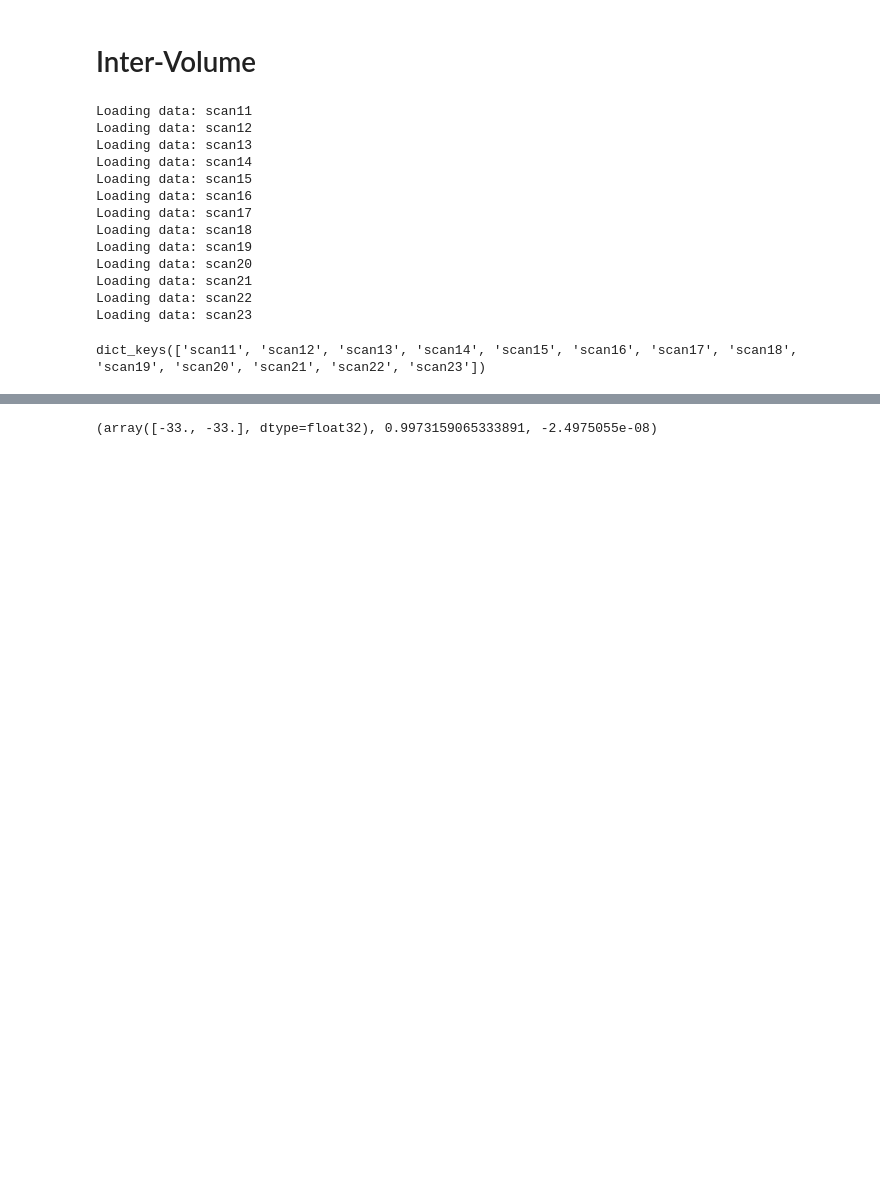
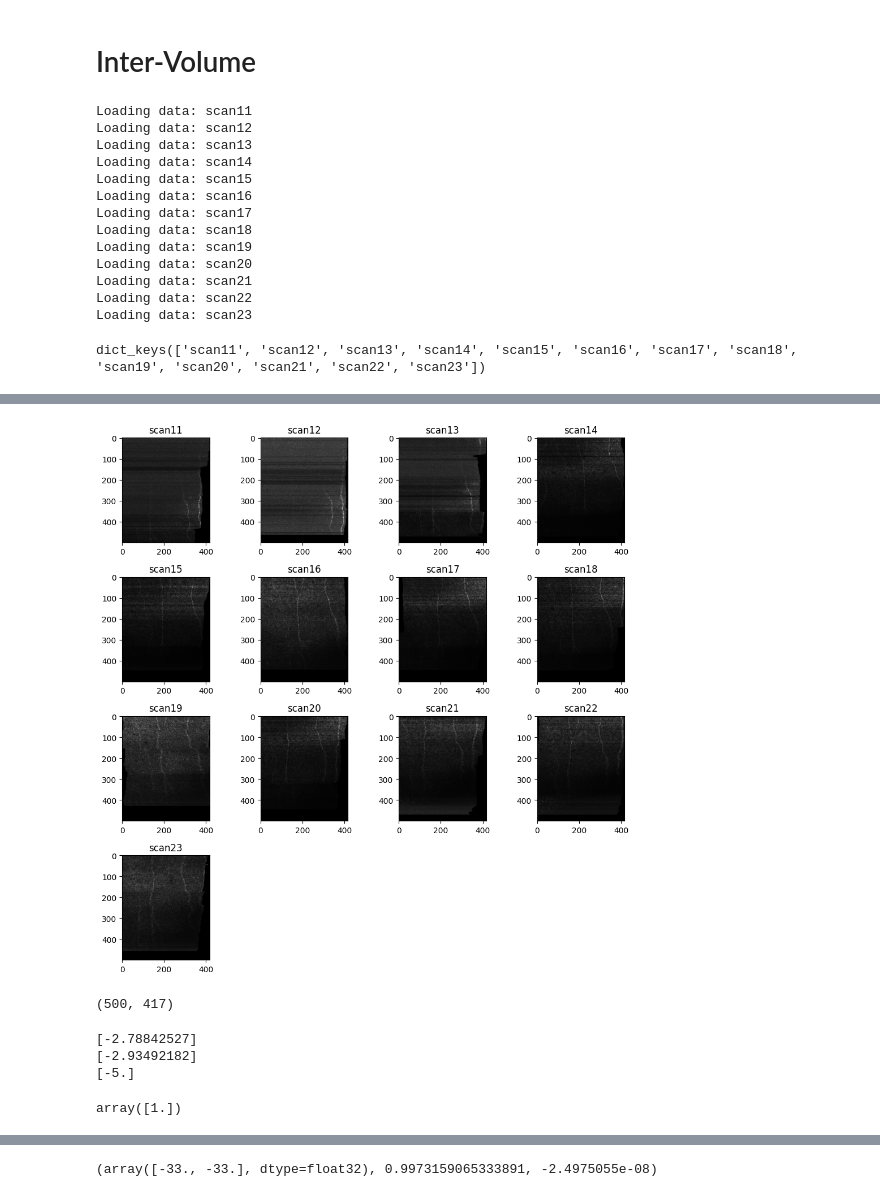
Before and after one commit to AKA2320/OCT_RA, a Jupyter notebook: volume_data/patrice_11_19_2024_timelapse/volume_eye_4.ipynb, the cells around one changed output, grey strips where cells are left out. Cells and saved outputs as stored; diff of their text form; code cells hidden in the pictures; blank space fills up the shorter version.

```diff
--- a/volume_data/patrice_11_19_2024_timelapse/volume_eye_4.ipynb
+++ b/volume_data/patrice_11_19_2024_timelapse/volume_eye_4.ipynb
@@ -479,0 +460,76 @@ plt.show()
+# %%
+nerve_images_all = np.empty((len(all_reg),(np.mean(datas[all_reg[0]].transpose(1,0,2)[1428:1436],axis=0)).shape[0]
+                                        ,(np.mean(datas[all_reg[0]].transpose(1,0,2)[1428:1436],axis=0)).shape[1])
+                                        ,dtype=np.uint8)
+for i in range(len(all_reg)):
+    nerve_images_all[i] = (min_max(np.mean(datas[all_reg[i]].transpose(1,0,2)[1428:1436],axis=0))*255).astype(np.uint8)
+# %%
+def mse_fun_tran_ncc(shif,x,y):
+    tform = AffineTransform(translation=(shif[0],shif[1]))
+    warped = warp(y, tform,order=3)
+    return -ncc(x,warped)
+
+reg_nerve_images = np.empty((len(all_reg),(np.mean(datas[all_reg[0]].transpose(1,0,2)[1408:1412],axis=0)).shape[0]
+                                        ,(np.mean(datas[all_reg[0]].transpose(1,0,2)[1408:1412],axis=0)).shape[1]))
+
+grid_size = int(np.ceil(np.sqrt(len(all_reg))))
+fig, axes = plt.subplots(grid_size, grid_size, figsize=(10, 10))
+axes = axes.flatten()
+# first_img = scp.sobel(equalize_adapthist(min_max(np.mean(datas[all_reg[0]].transpose(1,0,2)[1428:1436],axis=0))),1)
+# first_img = np.mean(datas[all_reg[0]].transpose(1,0,2)[1428:1436],axis=0)
+all_nerves_tranform = np.tile(np.eye(3),(len(all_reg),1,1))
+for i in tqdm(range(len(all_reg)-1)):
+    first_img = min_max(equalize_adapthist(min_max(np.mean(datas[all_reg[i]].transpose(1,0,2)[1408:1412],axis=0))))
+    temp_img = min_max(equalize_adapthist(min_max(np.mean(datas[all_reg[i+1]].transpose(1,0,2)[1408:1412],axis=0))))
+    temp_tform_manual = AffineTransform(translation=(0,0))
+    temp_manual = temp_img.copy()
+    for _ in range(5):
+        move = minz(method='powell',fun = mse_fun_tran_ncc,x0 =(0,0),
+                    args = (first_img,temp_manual))['x']
+        temp_transform = AffineTransform(translation=(0,move[1]))
+        temp_manual = warp(temp_manual, temp_transform,order=3)
+        temp_tform_manual = np.dot(temp_tform_manual,temp_transform)
+    temp_tform_manual = AffineTransform(matrix = temp_tform_manual)
+    all_nerves_tranform[i+1:] = np.dot(all_nerves_tranform[i+1:],temp_tform_manual)
+
+    # first_img = prewitt_image(scp.median_filter(first_img,size=5))
+    # temp_img = prewitt_image(scp.median_filter(np.mean(datas[j].transpose(1,0,2)[1428:1436],axis=0),size=5))
+
+    # ccs = phase_cross_correlation(first_img,temp_img,normalization=None,upsample_factor = 20)[0]
+    # temp_tform_manual = AffineTransform(translation=(0,-ccs[1]))
+    # all_nerves_tranform[i+1:] = np.dot(all_nerves_tranform[i+1:],temp_tform_manual)
+
+    # first_img = warp(np.mean(datas[j].transpose(1,0,2)[1428:1436],axis=0),AffineTransform(translation=(0,-ccs[1])))
+    axes[i].imshow(warp(temp_img, temp_tform_manual,order=3), cmap='gray')
+    axes[i].set_title(all_reg[i])
+    # axes[i].axis('off')  # Turn off axis labels
+
+for i in range(len(all_reg)):
+    reg_nerve_images[i] = warp(np.mean(datas[all_reg[i]].transpose(1,0,2)[1428:1436],axis=0), all_nerves_tranform[i],order=3)
+    axes[i].imshow(warp(np.mean(datas[all_reg[i]].transpose(1,0,2)[1428:1436],axis=0), all_nerves_tranform[i],order=3), cmap='gray')
+    axes[i].set_title(all_reg[i])
+    # axes[i].axis('off')
+
+
+# If the number of images doesn't perfectly fill the grid, hide extra subplots
+for i in range(len(all_reg), len(axes)):
+    axes[i].axis('off')
+
+plt.tight_layout()
+plt.show()
+# %% [output]
+[figure, added]
+# %%
+reg_nerve_images[0].shape
+# %% [output]
+(500, 417)
+# %%
+from scipy import optimize
+
+print(optimize.differential_evolution(shift_ncc, bounds = ([[-5,5]]),args = (a,b))['x'])
+print(optimize.dual_annealing(shift_ncc, bounds = ([[-5,5]]),args = (a,b))['x'])
+print(optimize.shgo(shift_ncc, bounds = ([[-5,5]]),args = (a,b))['x'])
+# %% [output]
+[-2.78842527]
+[-2.93492182]
+[-5.]
@@ -479,0 +548,4 @@ plt.show()
+# %%
+shift_ncc([100],a,b)
+# %% [output]
+array([1.])
```
Also changed, not shown: parts of 16 cells of this notebook.
